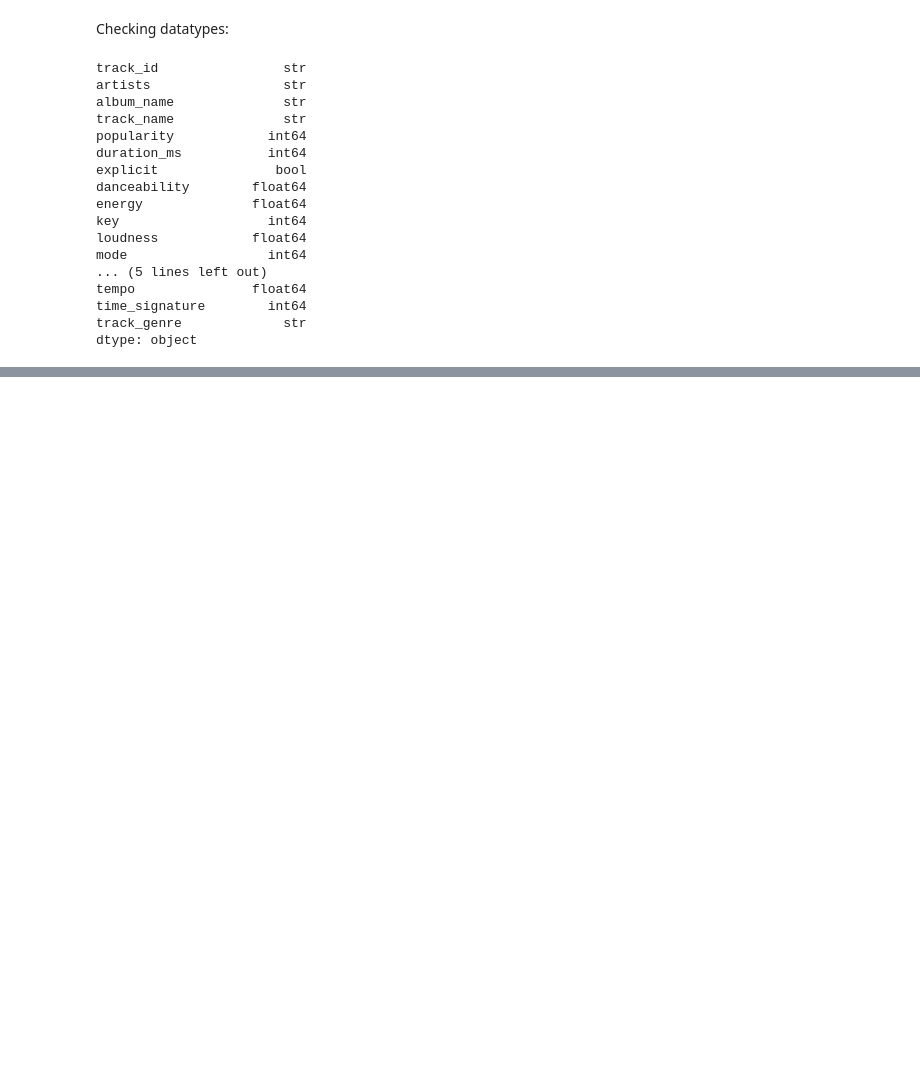
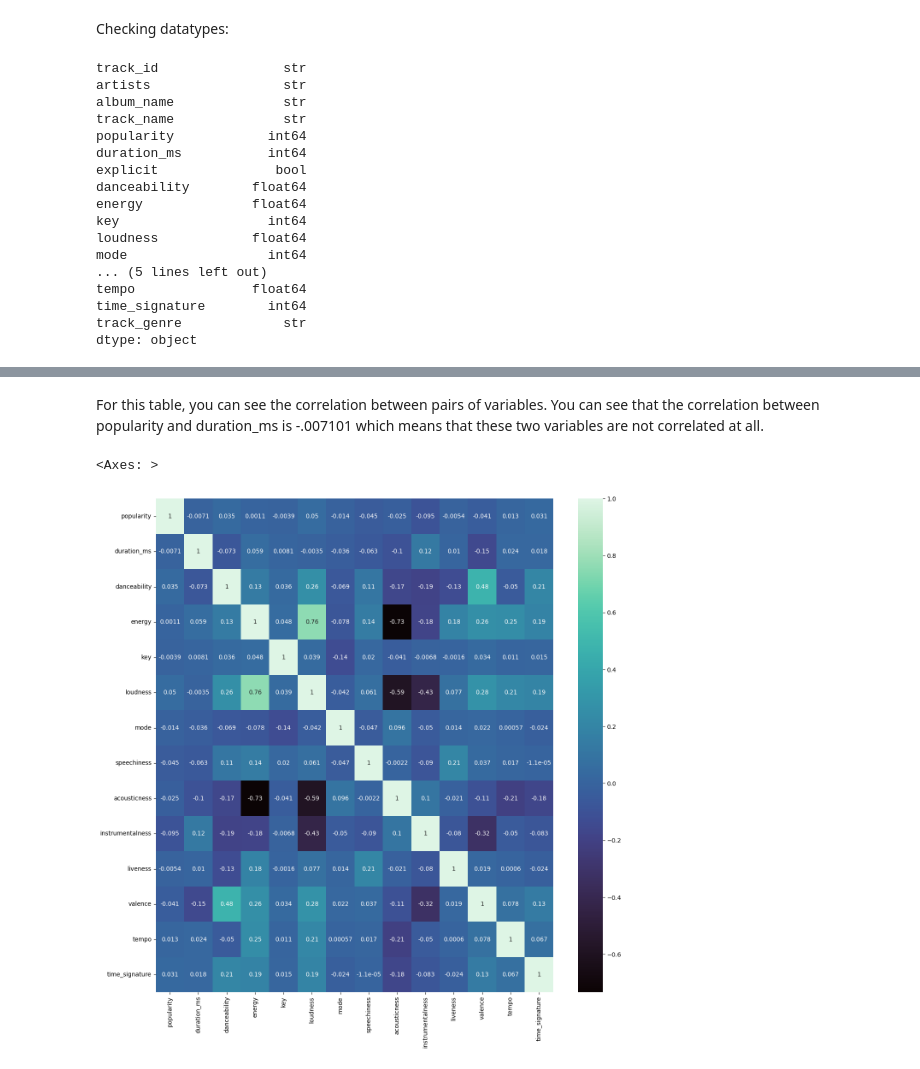
Before and after one commit to A11isonD/spotify_eda_allisonDobbs_repo, a Jupyter notebook: spotify_eda_allisonDobbs.ipynb, the cells around one changed output, grey strips where cells are left out. Cells and saved outputs as stored; diff of their text form; code cells hidden in the pictures; blank space fills up the shorter version.

```diff
--- a/spotify_eda_allisonDobbs.ipynb
+++ b/spotify_eda_allisonDobbs.ipynb
@@ -68,0 +219,6 @@ df.isna()
+# %%
+df.columns
+df_corr = df[['popularity','duration_ms', 'danceability', 'energy', 'key', 'loudness',
+       'mode', 'speechiness', 'acousticness', 'instrumentalness', 'liveness',
+       'valence', 'tempo', 'time_signature']].corr()
+df_corr
@@ -68,0 +241,8 @@ df.isna()
+# %% [markdown]
+For this table, you can see the correlation between pairs of variables. You can see that the correlation between popularity and duration_ms is -.007101 which means that these two variables are not correlated at all.
+# %%
+fig, ax = plt.subplots(figsize=(15,15))
+sns.heatmap(df_corr, annot=True, cmap='mako')  #you can annotate it with the correlation coefficients, and change the color. 'mako' makes it different shades of blue.
+# %% [output]
+<Axes: >
+[figure, added]
```
Also changed, not shown: parts of 31 cells of this notebook.
